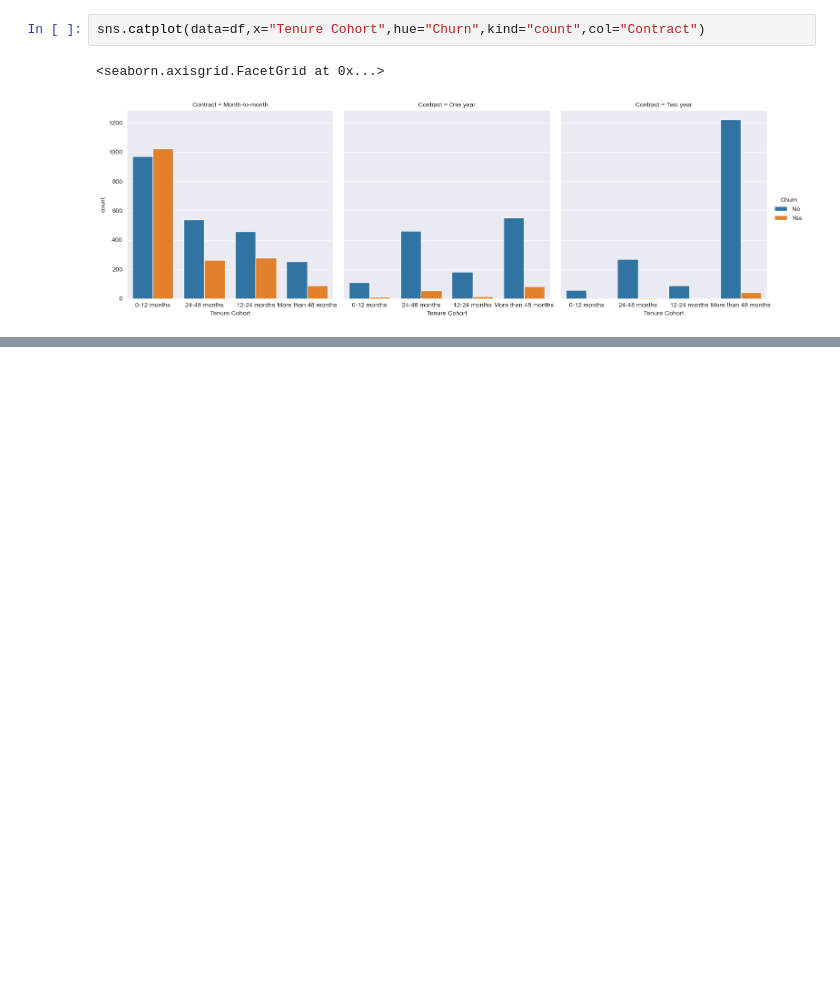
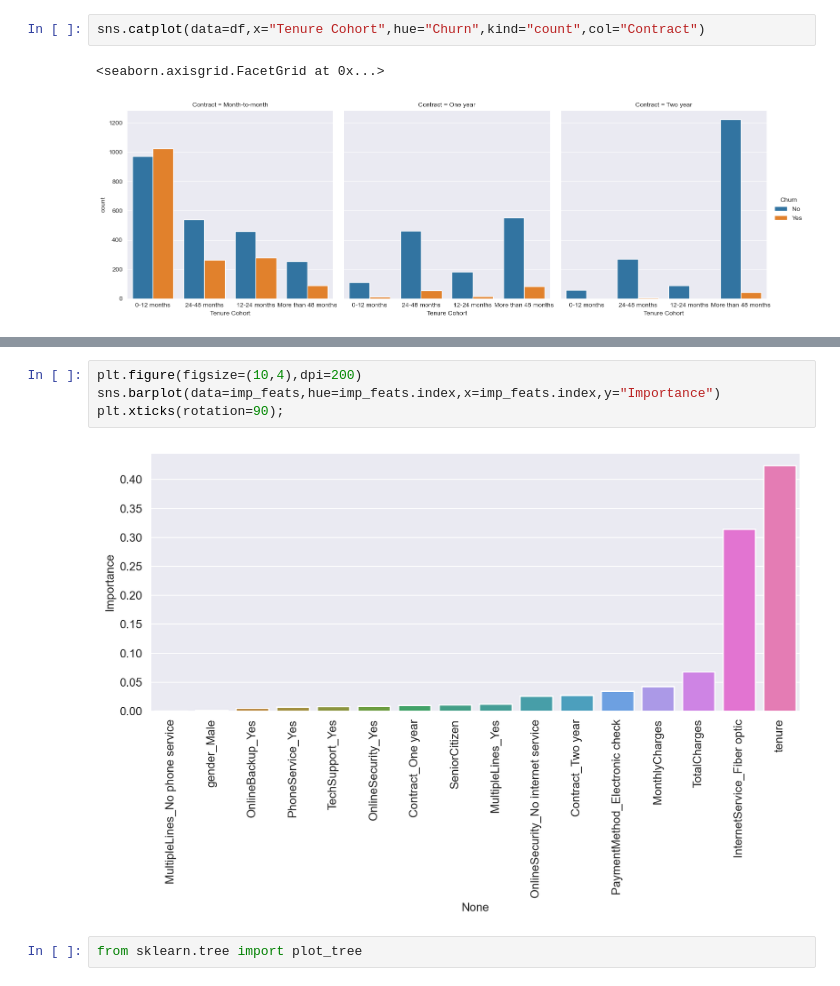
Before and after one commit to mlkbrv/MachineLearningPorjects, a Jupyter notebook: DesicionTrees.ipynb, the cells around one changed output, grey strips where cells are left out. Drawn from its saved outputs; the diff is of its cells as text; blank space fills up the shorter version.

```diff
--- a/DesicionTrees.ipynb
+++ b/DesicionTrees.ipynb
@@ -198,0 +263,8 @@ sns.catplot(data=df,x="Tenure Cohort",hue="Churn",kind="count",col="Contract")
+# %%
+plt.figure(figsize=(10,4),dpi=200)
+sns.barplot(data=imp_feats,hue=imp_feats.index,x=imp_feats.index,y="Importance")
+plt.xticks(rotation=90);
+# %% [output]
+[figure, added]
+# %%
+from sklearn.tree import plot_tree
```
Also changed, not shown: parts of 33 cells of this notebook.
